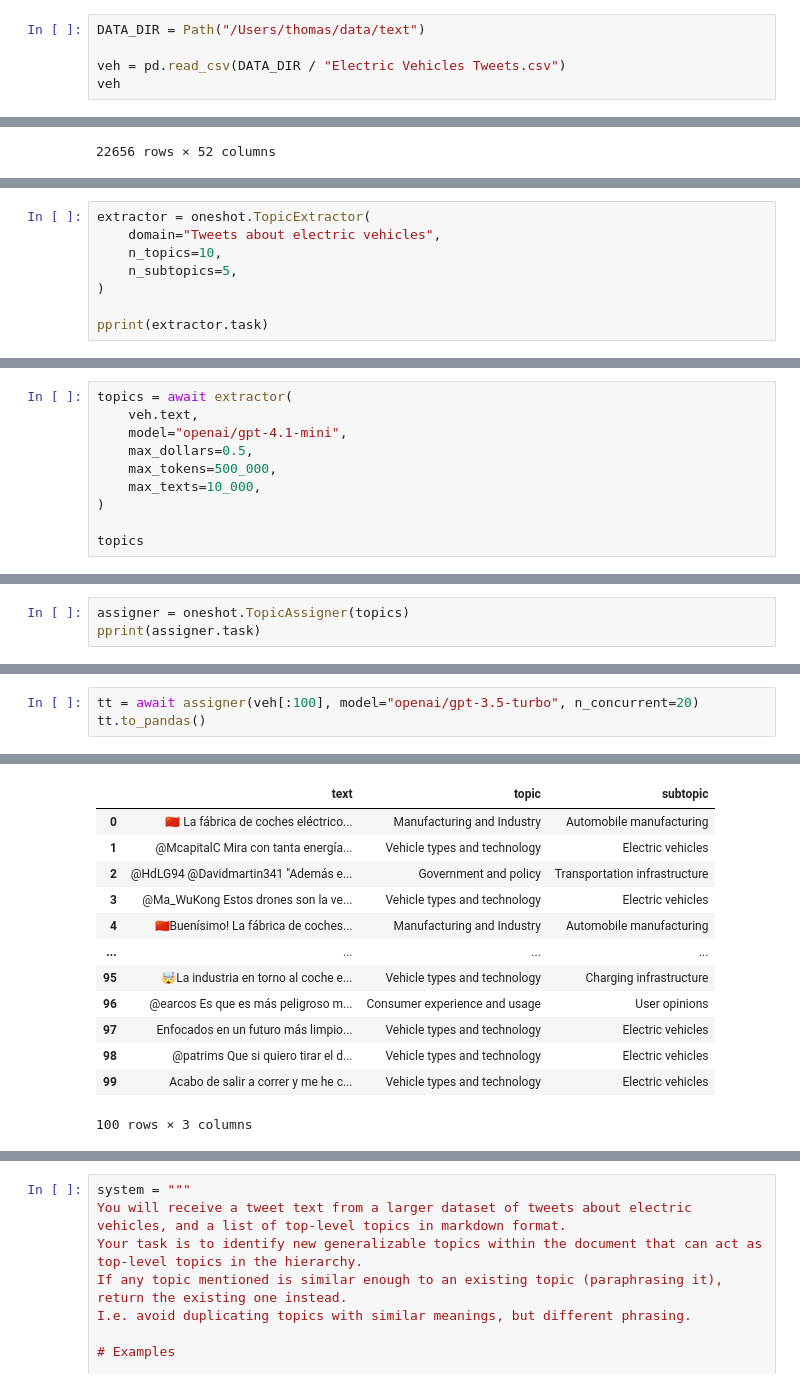
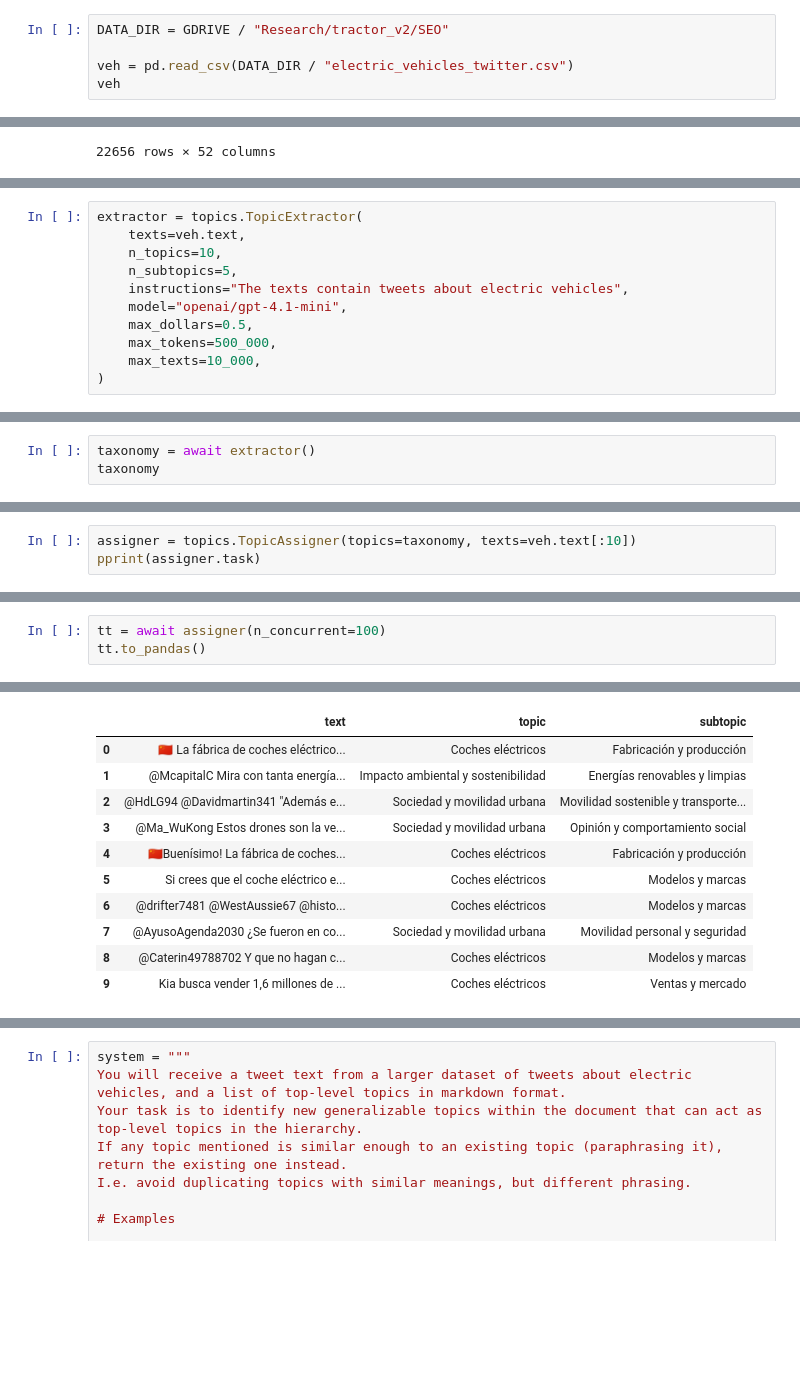
Before and after one commit to graphext/cuery, a Jupyter notebook: notebooks/topics.ipynb, the cells around one changed output, grey strips where cells are left out. Cells and saved outputs as stored; diff of their text form; blank space fills up the shorter version.

```diff
--- a/notebooks/topics.ipynb
+++ b/notebooks/topics.ipynb
@@ -11,9 +15,9 @@ GDRIVE = Path("~/Google Drive/Shared drives/Solutions").expanduser()
 # %% [markdown]
 # Electric vehicles
 # %%
-DATA_DIR = Path("/Users/thomas/data/text")
+DATA_DIR = GDRIVE / "Research/tractor_v2/SEO"
 
-veh = pd.read_csv(DATA_DIR / "Electric Vehicles Tweets.csv")
+veh = pd.read_csv(DATA_DIR / "electric_vehicles_twitter.csv")
 veh
 # %% [output]
 |  | createdAt | text | url | viewCount | retweetCount | replyCount | likeCount | quoteCount | author.type | ... |
@@ -36,8 +119,11 @@ veh
 # %%
-extractor = oneshot.TopicExtractor(
-    domain="Tweets about electric vehicles",
+extractor = topics.TopicExtractor(
+    texts=veh.text,
     n_topics=10,
     n_subtopics=5,
+    instructions="The texts contain tweets about electric vehicles",
+    model="openai/gpt-4.1-mini",
+    max_dollars=0.5,
+    max_tokens=500_000,
+    max_texts=10_000,
 )
-
-pprint(extractor.task)
@@ -62,11 +150,4 @@ pprint(extractor.task)
 # %%
-topics = await extractor(
-    veh.text,
-    model="openai/gpt-4.1-mini",
-    max_dollars=0.5,
-    max_tokens=500_000,
-    max_texts=10_000,
-)
-
-topics
+taxonomy = await extractor()
+taxonomy
 # %% [output]
@@ -75,5 +156,5 @@ TopicsN(topics=[TopicK(topic='Vehicle types and technology', subtopics=['Electri
 # %%
-assigner = oneshot.TopicAssigner(topics)
+assigner = topics.TopicAssigner(topics=taxonomy, texts=veh.text[:10])
 pprint(assigner.task)
 # %% [output]
 ╭───────────────────────────────────────────────────── TASK ──────────────────────────────────────────────────────╮
@@ -94,6 +175,6 @@ pprint(assigner.task)
 │ ╰─────────────────────────────────────────────────────────────────────────────────────────────────────────────╯ │
 ╰─────────────────────────────────────────────────────────────────────────────────────────────────────────────────╯
 # %%
-tt = await assigner(veh[:100], model="openai/gpt-3.5-turbo", n_concurrent=20)
+tt = await assigner(n_concurrent=100)
 tt.to_pandas()
 # %% [output]
@@ -101,13 +182,11 @@ tt.to_pandas()
 |  | text | topic | subtopic |
-| 0 | 🇨🇳 La fábrica de coches eléctrico... | Manufacturing and Industry | Automobile manufacturing |
-| 1 | @McapitalC Mira con tanta energía... | Vehicle types and technology | Electric vehicles |
-| 2 | @HdLG94 @Davidmartin341 "Además e... | Government and policy | Transportation infrastructure |
-| 3 | @Ma_WuKong Estos drones son la ve... | Vehicle types and technology | Electric vehicles |
-| 4 | 🇨🇳Buenísimo! La fábrica de coches... | Manufacturing and Industry | Automobile manufacturing |
-| ... | ... | ... | ... |
-| 95 | 🤯La industria en torno al coche e... | Vehicle types and technology | Charging infrastructure |
-| 96 | @earcos Es que es más peligroso m... | Consumer experience and usage | User opinions |
-| 97 | Enfocados en un futuro más limpio... | Vehicle types and technology | Electric vehicles |
-| 98 | @patrims Que si quiero tirar el d... | Vehicle types and technology | Electric vehicles |
-| 99 | Acabo de salir a correr y me he c... | Vehicle types and technology | Electric vehicles |
+| 0 | 🇨🇳 La fábrica de coches eléctrico... | Coches eléctricos | Fabricación y producción |
+| 1 | @McapitalC Mira con tanta energía... | Impacto ambiental y sostenibilidad | Energías renovables y limpias |
+| 2 | @HdLG94 @Davidmartin341 "Además e... | Sociedad y movilidad urbana | Movilidad sostenible y transporte... |
+| 3 | @Ma_WuKong Estos drones son la ve... | Sociedad y movilidad urbana | Opinión y comportamiento social |
+| 4 | 🇨🇳Buenísimo! La fábrica de coches... | Coches eléctricos | Fabricación y producción |
+| 5 | Si crees que el coche eléctrico e... | Coches eléctricos | Modelos y marcas |
+| 6 | @drifter7481 @WestAussie67 @histo... | Coches eléctricos | Modelos y marcas |
+| 7 | @AyusoAgenda2030 ¿Se fueron en co... | Sociedad y movilidad urbana | Movilidad personal y seguridad |
+| 8 | @Caterin49788702 Y que no hagan c... | Coches eléctricos | Modelos y marcas |
+| 9 | Kia busca vender 1,6 millones de ... | Coches eléctricos | Ventas y mercado |
-100 rows × 3 columns
```
Also changed, not shown: parts of 44 cells of this notebook, 31 other files.
